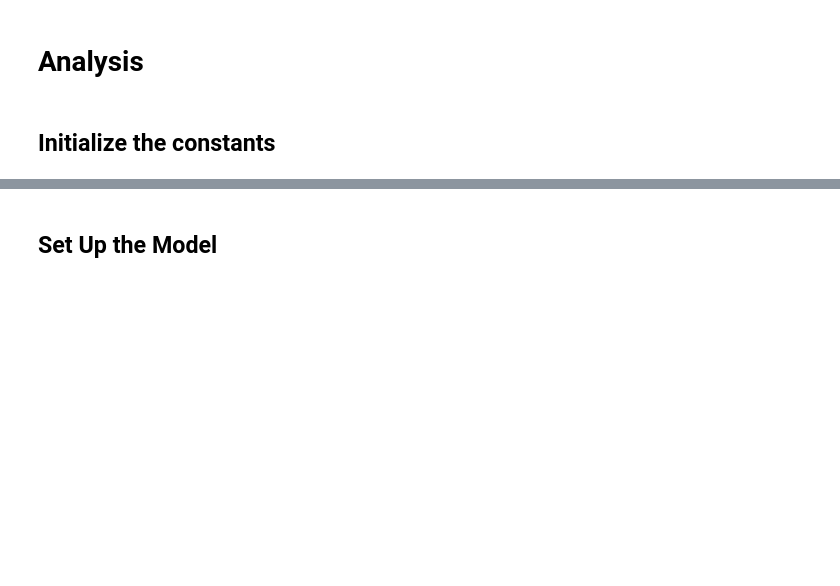
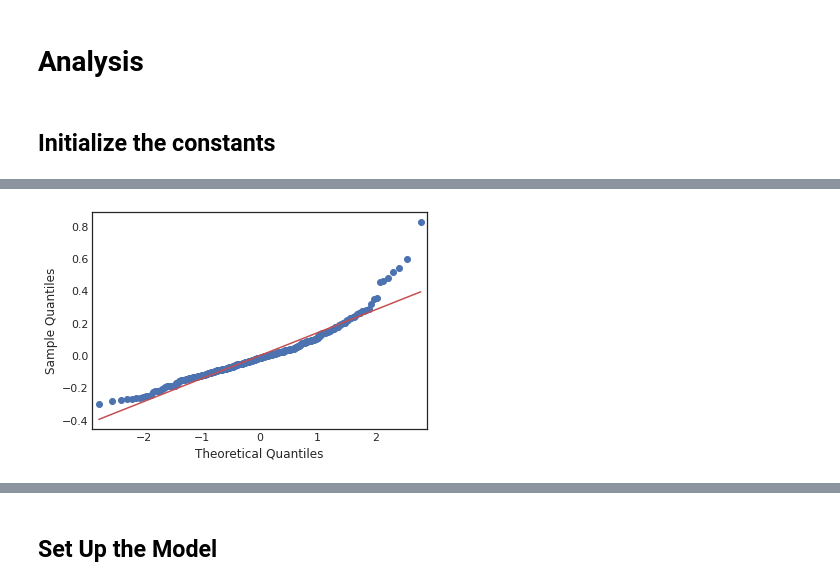
Before and after one commit to Shakes-tzd/MIT_TPP_thesis, a Jupyter notebook: JPnotebooks/MCMC_Method_ObservationData_95th_mean_IQR.ipynb, the cells around one changed output, grey strips where cells are left out. Cells and saved outputs as stored; diff of their text form; code cells hidden in the pictures; blank space fills up the shorter version.

```diff
--- a/JPnotebooks/MCMC_Method_ObservationData_95th_mean_IQR.ipynb
+++ b/JPnotebooks/MCMC_Method_ObservationData_95th_mean_IQR.ipynb
@@ -129,0 +229,5 @@ mydf.to_csv('/home/tzd/fs03/d1/tzd/Data_analysis/MIT_TPP_thesis/JPnotebooks/RefS
+# %%
+import statsmodels.formula.api as smf
+ksf =  smf.ols('observations-ConstantTerm ~+Spun_sigs +Npun_sigs+Mdd_sigs+Aqp_sigs+Apr_sigs', data=df)
+ksf_res = ksf.fit()
+ksf_res.summary()
@@ -129,0 +271,4 @@ mydf.to_csv('/home/tzd/fs03/d1/tzd/Data_analysis/MIT_TPP_thesis/JPnotebooks/RefS
+# %%
+sm.qqplot(ksf_res.resid, line='s');
+# %% [output]
+[figure, added]
```
Also changed, not shown: parts of 16 cells of this notebook, 7 other files.
